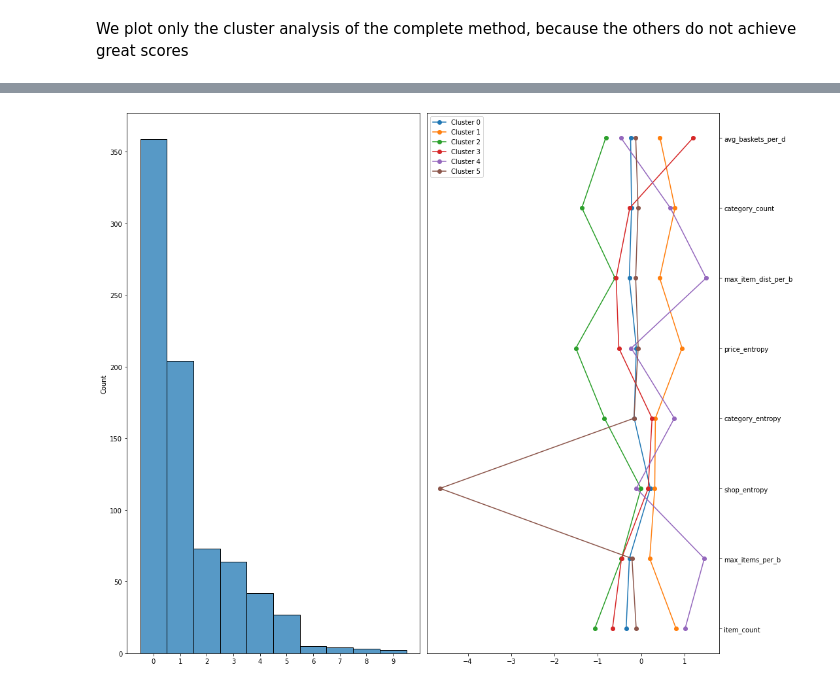
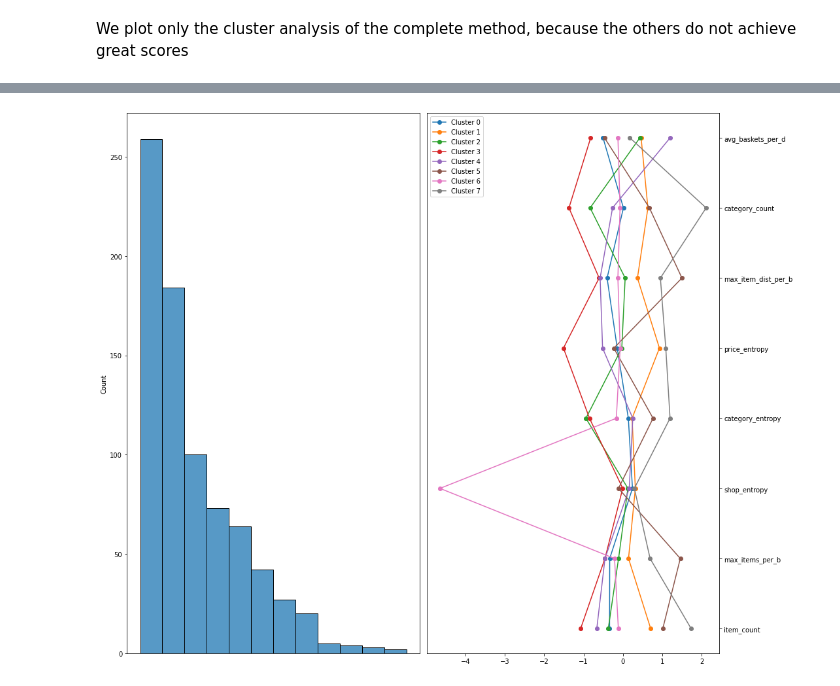
Before and after one commit to frankpietro/dm-project, a Jupyter notebook: DM_DonatiFrancaviglia_TASK2/hierarchical.ipynb, the cells around one changed output, grey strips where cells are left out. Saved outputs shown, nothing was run; the diff lists cells and outputs as text; code cells hidden in the pictures.

```diff
--- a/DM_DonatiFrancaviglia_TASK2/hierarchical.ipynb
+++ b/DM_DonatiFrancaviglia_TASK2/hierarchical.ipynb
@@ -42,7 +42,7 @@ clustering_scores_df = pd.DataFrame(columns = ['silhouette', 'SSE'], dtype=float
 - centroid: metric is distance between centroids
 # %%
 methods = ['complete', 'single', 'average', 'centroid']
-best_n_clusters = 10
+best_n_clusters = 12
 # %%
 data_link_list = []
 for method in methods:
@@ -89,6 +84,6 @@ plot_expansion(u_df)
 # %%
 pl = show_clusters(pure_data_link_list[0], pure_clustering_df_array, pure_clustering_df, best_n_clusters)
-pure_u_df[LAB] = pl
-pure_clustering_df[LAB] = pl
+pure_u_df[LAB] = pl.to_numpy()
+pure_clustering_df[LAB] = pl.to_numpy()
 # %% [output]
-[figure, old version]
+[figure, new version]
```
Also changed, not shown: parts of 7 cells of this notebook, 4 other files.
